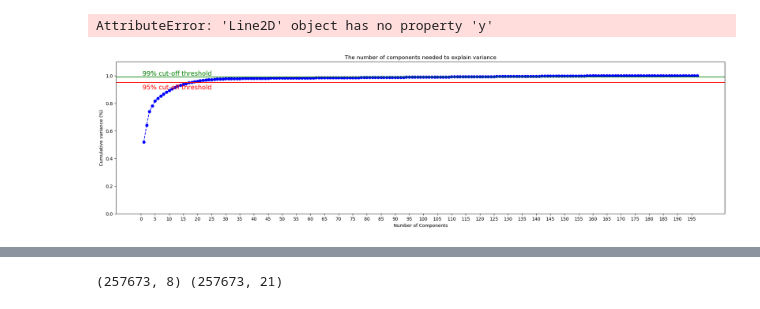
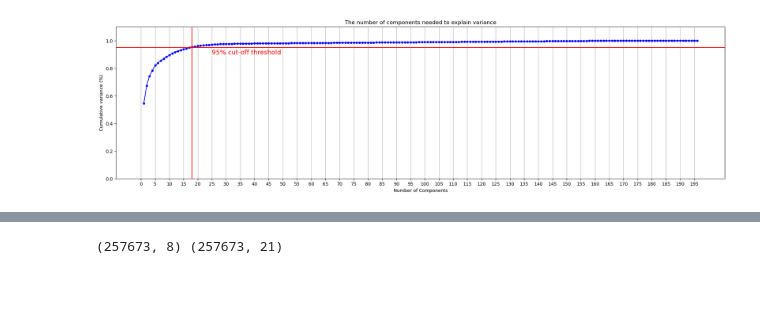
Before and after one commit to Janko-dev/ktai_ids, a Jupyter notebook: src/test.ipynb, the cells around one changed output, grey strips where cells are left out. Saved outputs shown, nothing was run; the diff lists cells and outputs as text; code cells hidden in the pictures.

Commit message:
initial DNN models added

```diff
--- a/src/test.ipynb
+++ b/src/test.ipynb
@@ -9,11 +9,11 @@ test = pd.read_csv("../dataset/UNSW_NB15_testing-set.csv")
 data = pd.concat([train, test]).reset_index(drop=True)
 data = data.drop(columns=["id"], axis=1)
 
-# get numeric column names
-num_cols = data._get_numeric_data().columns
+# get numeric column names without label column
+num_cols = data._get_numeric_data().columns[:-1]
 
-# subract numeric columns from all columns to get categorical columns
+# subract numeric columns and 'attack_cat' column from all columns to get categorical columns
 cat_cols = list(set(data.columns) - set(num_cols) - {'attack_cat'})
 
-data.head()
+print(f"Numerical features: {len(num_cols)}\nCategorical features: {len(cat_cols)}")
 # %% [output]
@@ -67,0 +74,8 @@ pca_df.shape
+# %%
+from sklearn.model_selection import train_test_split
+
+y = pd.get_dummies(data['attack_cat'])
+X = pca_df
+
+X_train, X_test, y_train, y_test = train_test_split(X, y, test_size=.33, random_state=42)
+(X_train.shape, y_train.shape)
@@ -68,40 +134,37 @@ pca_df.shape
 # %%
 from sklearn.decomposition import PCA
 from sklearn.preprocessing import MinMaxScaler
 
 def pca_analysis(df: pd.DataFrame, n_components: int):
     scl = MinMaxScaler()
     num_data = scl.fit_transform(df)
 
     pca = PCA().fit(num_data)
 
     fig, ax = plt.subplots()
     xi = np.arange(1, n_components+1, step=1)
     y = np.cumsum(pca.explained_variance_ratio_)
 
-    plt.rcParams["figure.figsize"] = (24,6)
+    plt.rcParams["figure.figsize"] = (16,6)
 
     plt.ylim(0.0, 1.1)
-    plt.plot(xi, y, marker='o', linestyle='--', color='b')
+    plt.plot(xi, y, marker='o', linestyle='-', color='b', markersize=4)
 
     plt.xlabel('Number of Components')
     plt.xticks(np.arange(0, n_components+1, step=5))
     plt.ylabel('Cumulative variance (%)')
     plt.title('The number of components needed to explain variance')
 
     plt.axhline(y=0.95, color='r', linestyle='-')
-    plt.text(0.5, 0.9, '95% cut-off threshold', color='red', fontsize=14)
+    plt.text(25, 0.9, '95% cut-off threshold', color='red', fontsize=14)
 
-    plt.axhline(y=0.99, color='g', linestyle='-')
-    plt.text(0.5, 1, '99% cut-off threshold', color='green', fontsize=14)
-
-    plt.axvline(x=0.95, color='r', linestyle='-')
-    # plt.text(0.5, 1, '99% cut-off threshold', color='green', fontsize=14)
+    # hard coded
+    # TODO: calculate intersection between hline 0.95 and y
+    plt.axvline(x=18, color='r', linestyle='-')
 
     ax.grid(axis='x')
     plt.show()
 
-pca_analysis(dummies_df, 197)
+pca_analysis(dummies_df, dummies_df.shape[1])
 # %% [output]
-AttributeError: 'Line2D' object has no property 'y'
-[figure, old version]
+[figure, new version]
```
Also changed, not shown: parts of 17 cells of this notebook, 2 other files.
